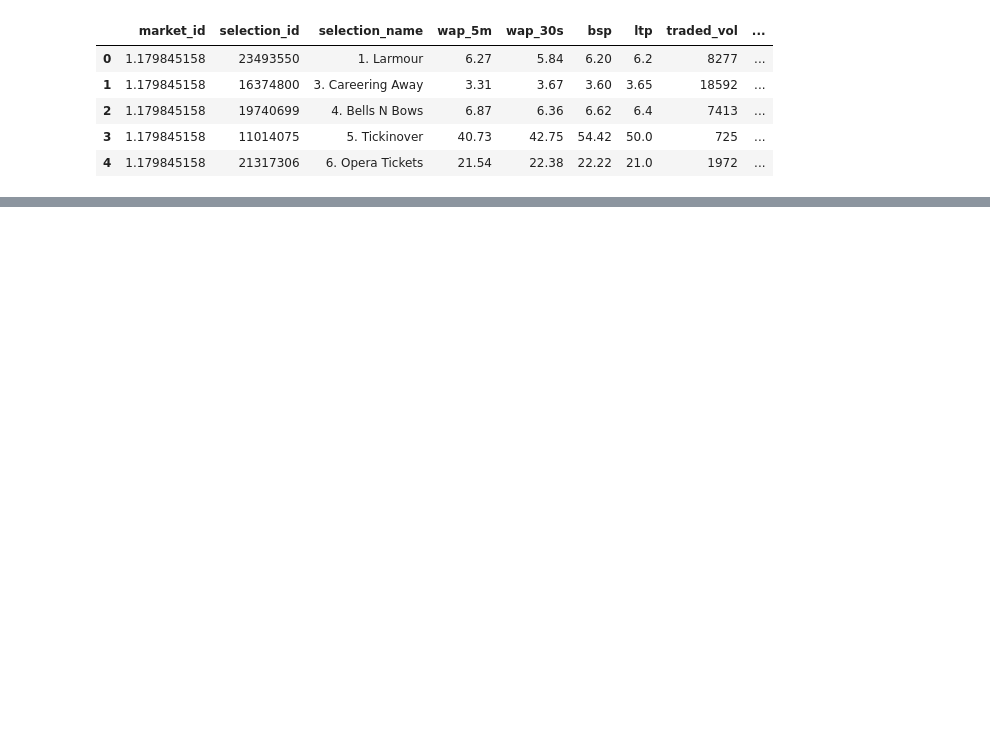
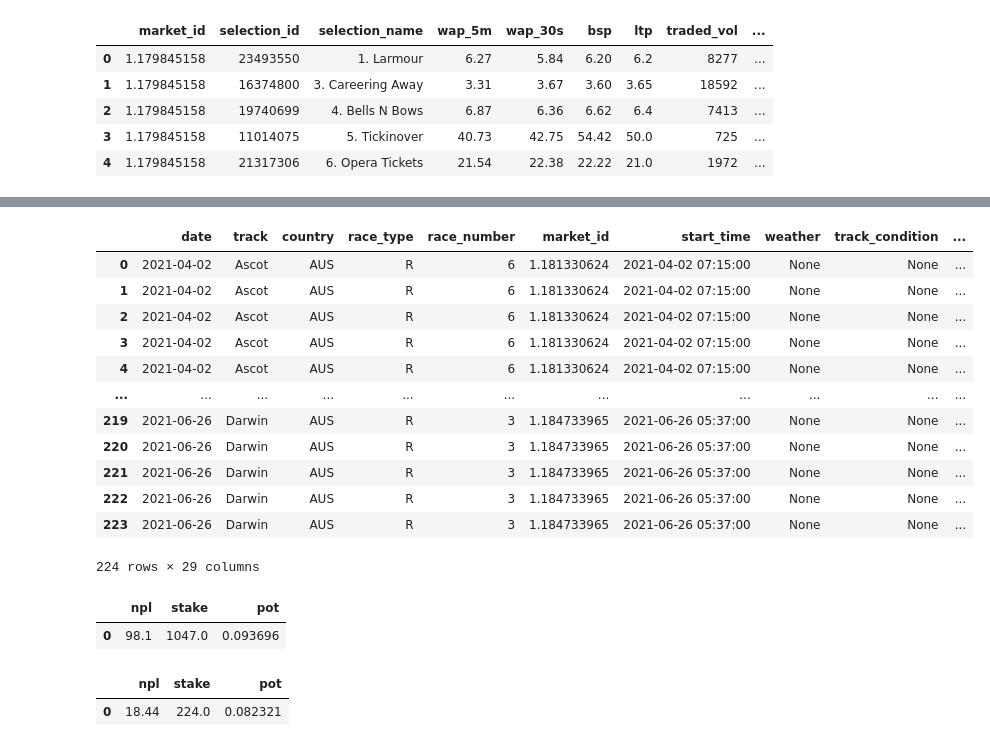
Before and after one commit to TMBish/bfStreamTutorials, a Jupyter notebook: 02-angles/analysis/01-initial-look.ipynb, the cells around one changed output, grey strips where cells are left out. Drawn from its saved outputs; the diff is of its cells as text; code cells hidden in the pictures; blank space fills up the shorter version.

```diff
--- a/02-angles/analysis/01-initial-look.ipynb
+++ b/02-angles/analysis/01-initial-look.ipynb
@@ -135,0 +132,3 @@ responseJson
+# %%
+df['distance_group'] = pd.to_numeric(df.race_distance, errors = "coerce").apply(distance_group)
+df['barrier_group'] = pd.to_numeric(df.barrier, errors = "coerce").apply(barrier_group)
@@ -135,0 +157,3 @@ responseJson
+# %%
+df_train = df.query('date < "2021-04-01"')
+df_test = df.query('date >= "2021-04-01"')
@@ -135,0 +168,16 @@ responseJson
+# %%
+
+# Simple
+
+# Bet placement: BSP Back or Lay
+# Strategy: Select a profitable track / distance / barrier group
+
+trackDistanceBarrier = (
+    df_train
+    .assign(stake = 1)
+    .assign(odds = lambda x: x['bsp'])
+    .groupby(['track', 'race_distance', 'barrier_group'], as_index=False)
+    .agg({'back_npl': 'sum', 'lay_npl': 'sum','stake': 'sum', 'odds': 'mean'})
+)
+
+trackDistanceBarrier
@@ -135,0 +258,4 @@ responseJson
+# %%
+# Test Top 10 Lay Strategies
+layTop5 = layStatTest.query('lay_npl>0').sort_values('p_value').head(5)
+layTop5
@@ -135,0 +269,30 @@ responseJson
+# %%
+trainSetTop10Lay = (
+    df_train
+    .merge(layTop5[['track', 'race_distance']])
+    .assign(npl=lambda x: x['lay_npl'])
+    .assign(stake=1)
+)
+
+testSetTop10Lay = (
+    df_test
+    .merge(layTop5[['track', 'race_distance']])
+    .assign(npl=lambda x: x['lay_npl'])
+    .assign(stake=1)
+)
+
+testSetTop10Lay
+# %% [output]
+|  | date | track | country | race_type | race_number | market_id | start_time | weather | track_condition | ... |
+| 0 | 2021-04-02 | Ascot | AUS | R | 6 | 1.181330624 | 2021-04-02 07:15:00 | None | None | ... |
+| 1 | 2021-04-02 | Ascot | AUS | R | 6 | 1.181330624 | 2021-04-02 07:15:00 | None | None | ... |
+| 2 | 2021-04-02 | Ascot | AUS | R | 6 | 1.181330624 | 2021-04-02 07:15:00 | None | None | ... |
+| 3 | 2021-04-02 | Ascot | AUS | R | 6 | 1.181330624 | 2021-04-02 07:15:00 | None | None | ... |
+| 4 | 2021-04-02 | Ascot | AUS | R | 6 | 1.181330624 | 2021-04-02 07:15:00 | None | None | ... |
+| ... | ... | ... | ... | ... | ... | ... | ... | ... | ... | ... |
+| 219 | 2021-06-26 | Darwin | AUS | R | 3 | 1.184733965 | 2021-06-26 05:37:00 | None | None | ... |
+| 220 | 2021-06-26 | Darwin | AUS | R | 3 | 1.184733965 | 2021-06-26 05:37:00 | None | None | ... |
+| 221 | 2021-06-26 | Darwin | AUS | R | 3 | 1.184733965 | 2021-06-26 05:37:00 | None | None | ... |
+| 222 | 2021-06-26 | Darwin | AUS | R | 3 | 1.184733965 | 2021-06-26 05:37:00 | None | None | ... |
+| 223 | 2021-06-26 | Darwin | AUS | R | 3 | 1.184733965 | 2021-06-26 05:37:00 | None | None | ... |
+224 rows × 29 columns
@@ -135,0 +314,10 @@ responseJson
+# %%
+bet_eval_metrics(trainSetTop10Lay)
+# %% [output]
+|  | npl | stake | pot |
+| 0 | 98.1 | 1047.0 | 0.093696 |
+# %%
+bet_eval_metrics(testSetTop10Lay)
+# %% [output]
+|  | npl | stake | pot |
+| 0 | 18.44 | 224.0 | 0.082321 |
```
Also changed, not shown: parts of 34 cells of this notebook, 1 other file.
